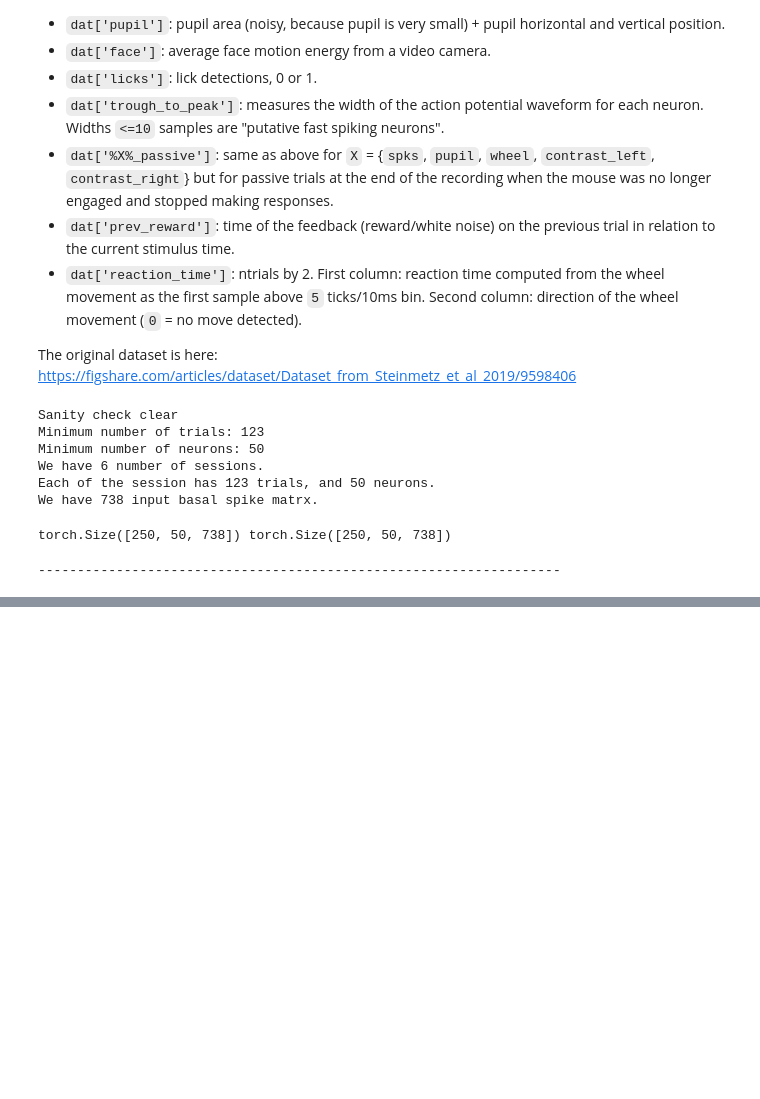
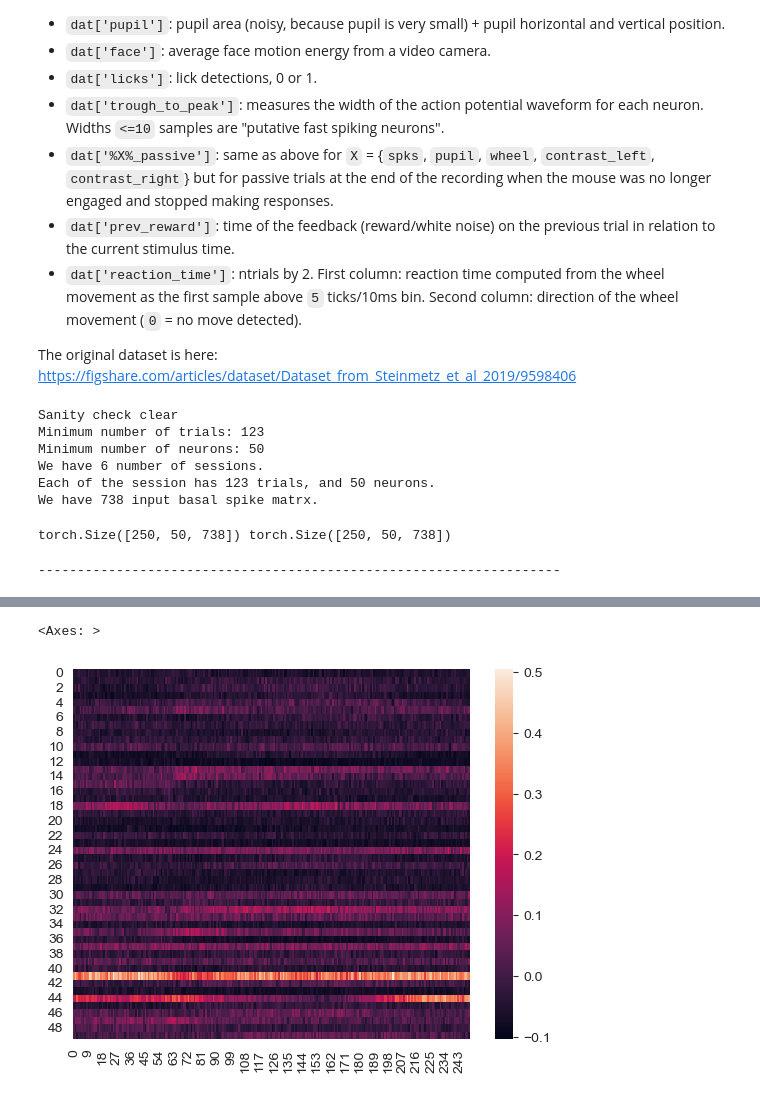
Before and after one commit to SmartPotato716/NMA_DL_NeuronPrediction, a Jupyter notebook: Autoencoder.ipynb, the cells around one changed output, grey strips where cells are left out. Cells and saved outputs as stored; diff of their text form; code cells hidden in the pictures; blank space fills up the shorter version.

```diff
--- a/Autoencoder.ipynb
+++ b/Autoencoder.ipynb
@@ -753,3 +753,6 @@ def test_model(test_loader, model):
     return test_mse_loss
 
 test_mse_lost = test_model(test_loader, trained_conv_AE)
+# %%
+visual_spks = merged[0]
+basal_spks = merged[1]
@@ -755,0 +771,10 @@ test_mse_lost = test_model(test_loader, trained_conv_AE)
+# %%
+basal_spks = basal_spks.float()
+basal_spks = normalization(basal_spks)
+basal_spks_mean = (torch.mean(basal_spks, dim = 2).detach().numpy())
+# %%
+import seaborn as sns
+sns.heatmap(basal_spks_mean.T)
+# %% [output]
+<Axes: >
+[figure, added]
```
Also changed, not shown: parts of 6 cells of this notebook.
